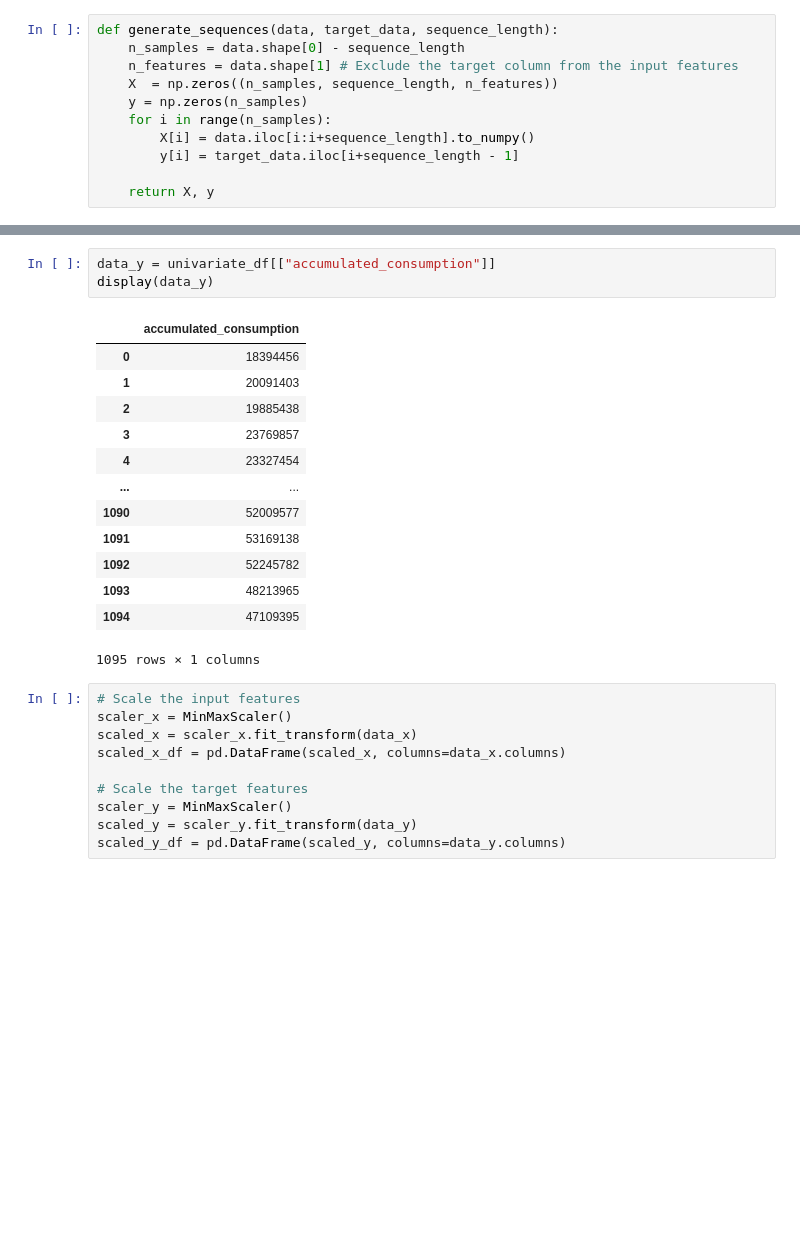
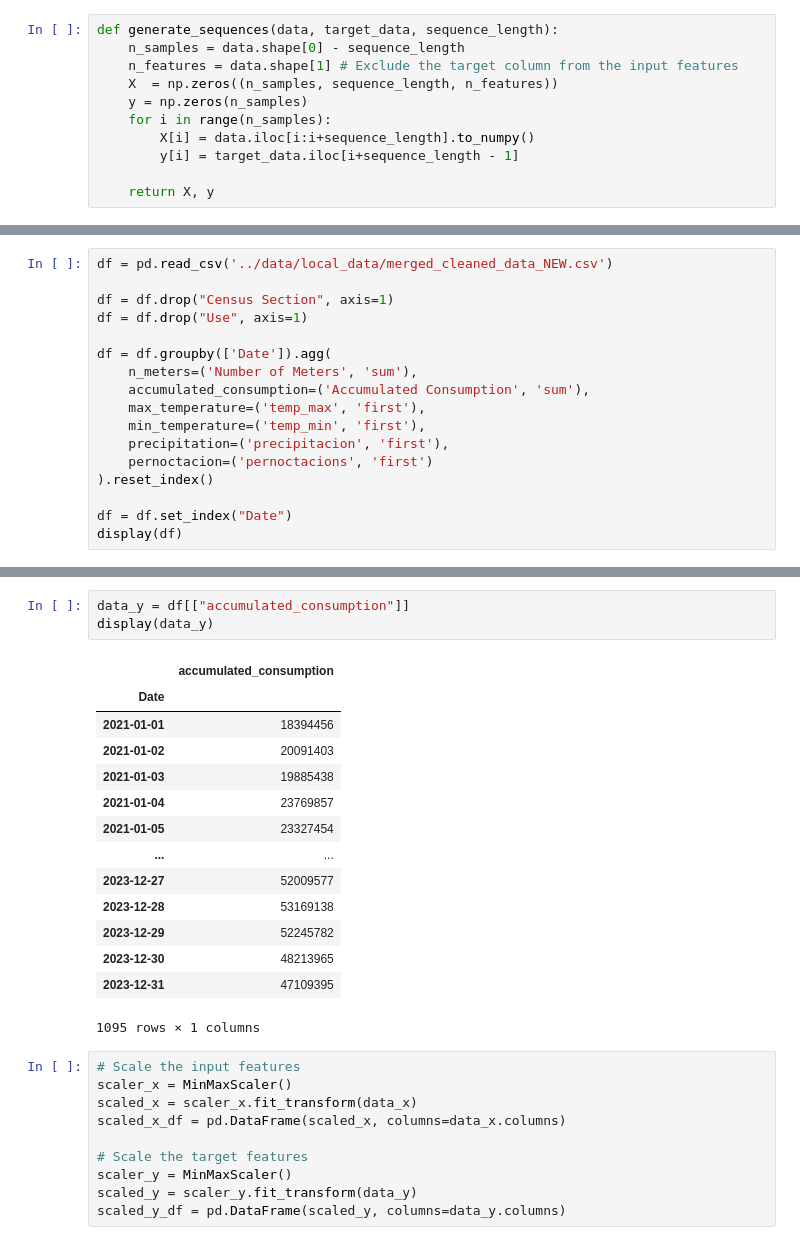
Before and after one commit to yuyanwang03/drop-by-drop, a Jupyter notebook: notebooks/st-gnn.ipynb, the cells around one changed output, grey strips where cells are left out. Saved outputs shown, nothing was run; the diff lists cells and outputs as text; blank space fills up the shorter version.

```diff
--- a/notebooks/st-gnn.ipynb
+++ b/notebooks/st-gnn.ipynb
@@ -654,0 +652,17 @@ NameError: name 'univariate_df' is not defined
+# %%
+df = pd.read_csv('../data/local_data/merged_cleaned_data_NEW.csv')
+
+df = df.drop("Census Section", axis=1)
+df = df.drop("Use", axis=1)
+
+df = df.groupby(['Date']).agg(
+    n_meters=('Number of Meters', 'sum'),
+    accumulated_consumption=('Accumulated Consumption', 'sum'),
+    max_temperature=('temp_max', 'first'),
+    min_temperature=('temp_min', 'first'),
+    precipitation=('precipitacion', 'first'),
+    pernoctacion=('pernoctacions', 'first')
+).reset_index()
+
+df = df.set_index("Date")
+display(df)
@@ -672,19 +702,20 @@ display(data_x)
 # %%
-data_y = univariate_df[["accumulated_consumption"]]
+data_y = df[["accumulated_consumption"]]
 display(data_y)
 # %% [output]
 |  | accumulated_consumption |
-| 0 | 18394456 |
-| 1 | 20091403 |
-| 2 | 19885438 |
-| 3 | 23769857 |
-| 4 | 23327454 |
+| Date |  |
+| 2021-01-01 | 18394456 |
+| 2021-01-02 | 20091403 |
+| 2021-01-03 | 19885438 |
+| 2021-01-04 | 23769857 |
+| 2021-01-05 | 23327454 |
 | ... | ... |
-| 1090 | 52009577 |
-| 1091 | 53169138 |
-| 1092 | 52245782 |
-| 1093 | 48213965 |
-| 1094 | 47109395 |
+| 2023-12-27 | 52009577 |
+| 2023-12-28 | 53169138 |
+| 2023-12-29 | 52245782 |
+| 2023-12-30 | 48213965 |
+| 2023-12-31 | 47109395 |
 1095 rows × 1 columns
 # %%
 # Scale the input features
```
Also changed, not shown: parts of 20 cells of this notebook.
